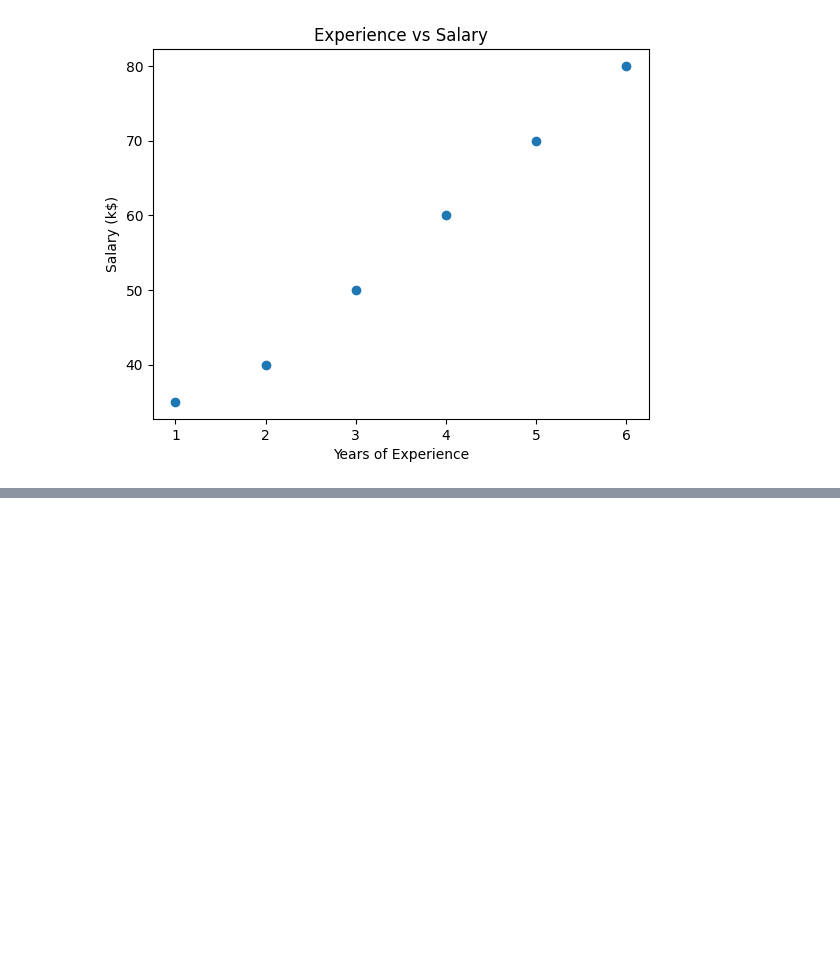
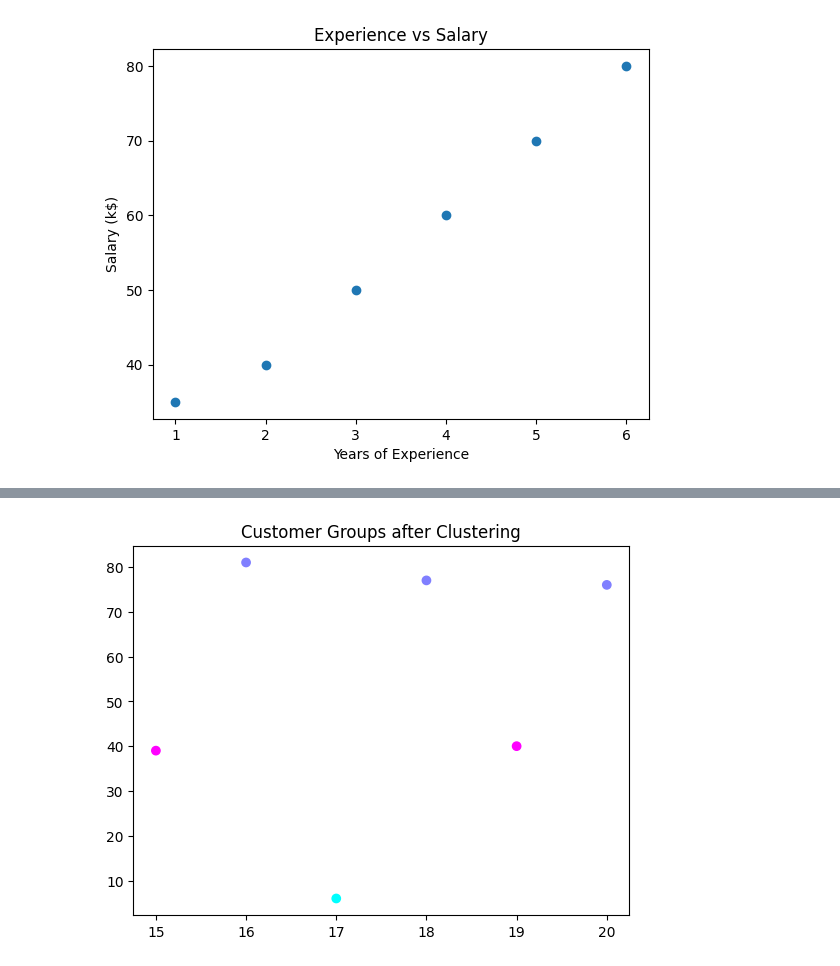
Before and after one commit to zaahir03n/1M_Addon_AIML, a Jupyter notebook: Week 2/concepts.ipynb, the cells around one changed output, grey strips where cells are left out. Cells and saved outputs as stored; diff of their text form; code cells hidden in the pictures; blank space fills up the shorter version.

```diff
--- a/Week 2/concepts.ipynb
+++ b/Week 2/concepts.ipynb
@@ -58,3 +64,12 @@ plt.show()
+# %%
+# Apply KMeans
+kmeans = KMeans(n_clusters=3, random_state=42)
+kmeans.fit(X)
+plt.scatter(X[:,0], X[:,1], c=kmeans.labels_, cmap='cool')
+plt.title("Customer Groups after Clustering")
+plt.show()
+# %% [output]
+[figure, added]
 # %%
 from sklearn.datasets import load_iris
 from sklearn.model_selection import train_test_split
```
Also changed, not shown: parts of 8 cells of this notebook, 5 other files.
